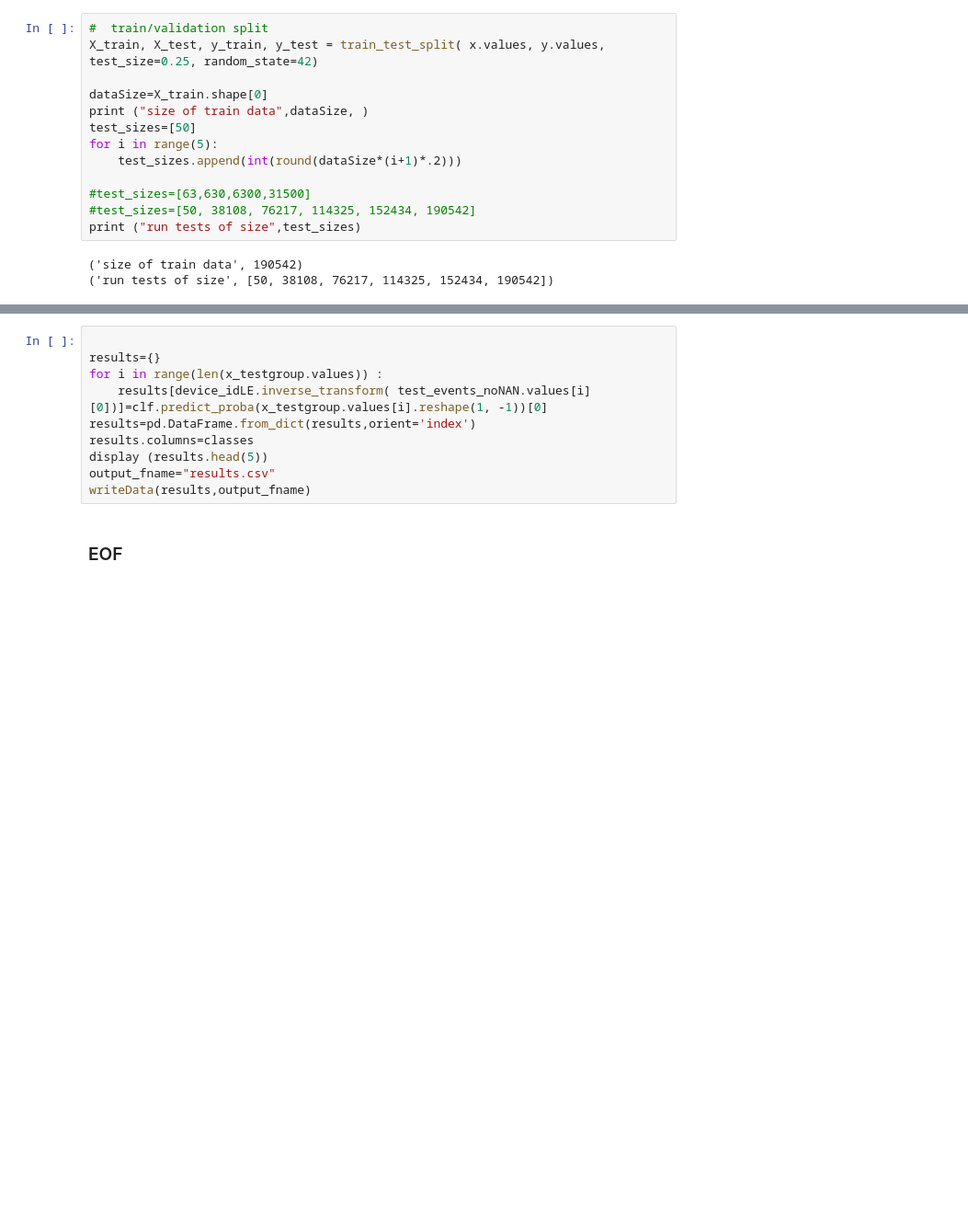
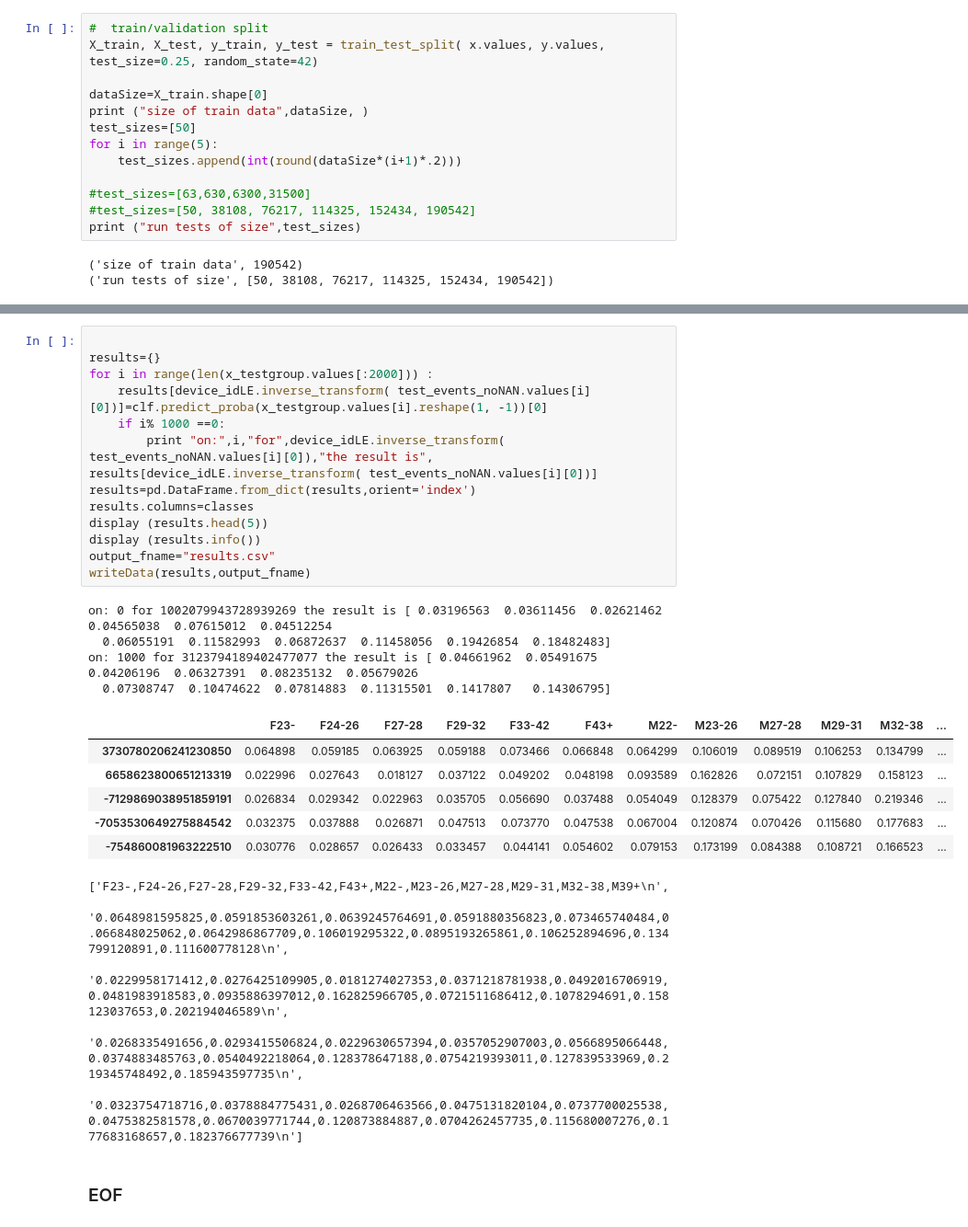
Before and after one commit to llathrop/Kagglescripts, a Jupyter notebook: TalkingData.ipynb, the cells around one changed output, grey strips where cells are left out. Shown at 92% size. Saved outputs shown, nothing was run; the diff lists cells and outputs as text; blank space fills up the shorter version.

```diff
--- a/TalkingData.ipynb
+++ b/TalkingData.ipynb
@@ -1005,12 +1117,31 @@ Validation Prediction for:
 # %%
 
 results={}
-for i in range(len(x_testgroup.values)) :
+for i in range(len(x_testgroup.values[:2000])) :
     results[device_idLE.inverse_transform( test_events_noNAN.values[i][0])]=clf.predict_proba(x_testgroup.values[i].reshape(1, -1))[0]
+    if i% 1000 ==0:
+        print "on:",i,"for",device_idLE.inverse_transform( test_events_noNAN.values[i][0]),"the result is", results[device_idLE.inverse_transform( test_events_noNAN.values[i][0])]
 results=pd.DataFrame.from_dict(results,orient='index')
 results.columns=classes
 display (results.head(5))
+display (results.info())
 output_fname="results.csv"
 writeData(results,output_fname)
+# %% [output]
+on: 0 for 1002079943728939269 the result is [ 0.03196563  0.03611456  0.02621462  0.04565038  0.07615012  0.04512254
+  0.06055191  0.11582993  0.06872637  0.11458056  0.19426854  0.18482483]
+on: 1000 for 3123794189402477077 the result is [ 0.04661962  0.05491675  0.04206196  0.06327391  0.08235132  0.05679026
+  0.07308747  0.10474622  0.07814883  0.11315501  0.1417807   0.14306795]
+|  | F23- | F24-26 | F27-28 | F29-32 | F33-42 | F43+ | M22- | M23-26 | M27-28 | M29-31 | M32-38 | ... |
+| 3730780206241230850 | 0.064898 | 0.059185 | 0.063925 | 0.059188 | 0.073466 | 0.066848 | 0.064299 | 0.106019 | 0.089519 | 0.106253 | 0.134799 | ... |
+| 6658623800651213319 | 0.022996 | 0.027643 | 0.018127 | 0.037122 | 0.049202 | 0.048198 | 0.093589 | 0.162826 | 0.072151 | 0.107829 | 0.158123 | ... |
+| -7129869038951859191 | 0.026834 | 0.029342 | 0.022963 | 0.035705 | 0.056690 | 0.037488 | 0.054049 | 0.128379 | 0.075422 | 0.127840 | 0.219346 | ... |
+| -7053530649275884542 | 0.032375 | 0.037888 | 0.026871 | 0.047513 | 0.073770 | 0.047538 | 0.067004 | 0.120874 | 0.070426 | 0.115680 | 0.177683 | ... |
+| -754860081963222510 | 0.030776 | 0.028657 | 0.026433 | 0.033457 | 0.044141 | 0.054602 | 0.079153 | 0.173199 | 0.084388 | 0.108721 | 0.166523 | ... |
+['F23-,F24-26,F27-28,F29-32,F33-42,F43+,M22-,M23-26,M27-28,M29-31,M32-38,M39+\n',
+ '0.0648981595825,0.0591853603261,0.0639245764691,0.0591880356823,0.073465740484,0.066848025062,0.0642986867709,0.106019295322,0.0895193265861,0.106252894696,0.134799120891,0.111600778128\n',
+ '0.0229958171412,0.0276425109905,0.0181274027353,0.0371218781938,0.0492016706919,0.0481983918583,0.0935886397012,0.162825966705,0.0721511686412,0.1078294691,0.158123037653,0.202194046589\n',
+ '0.0268335491656,0.0293415506824,0.0229630657394,0.0357052907003,0.0566895066448,0.0374883485763,0.0540492218064,0.128378647188,0.0754219393011,0.127839533969,0.219345748492,0.185943597735\n',
+ '0.0323754718716,0.0378884775431,0.0268706463566,0.0475131820104,0.0737700025538,0.0475382581578,0.0670039771744,0.120873884887,0.0704262457735,0.115680007276,0.177683168657,0.182376677739\n']
 # %% [markdown]
 ### EOF
```
Also changed, not shown: parts of 10 cells of this notebook.
